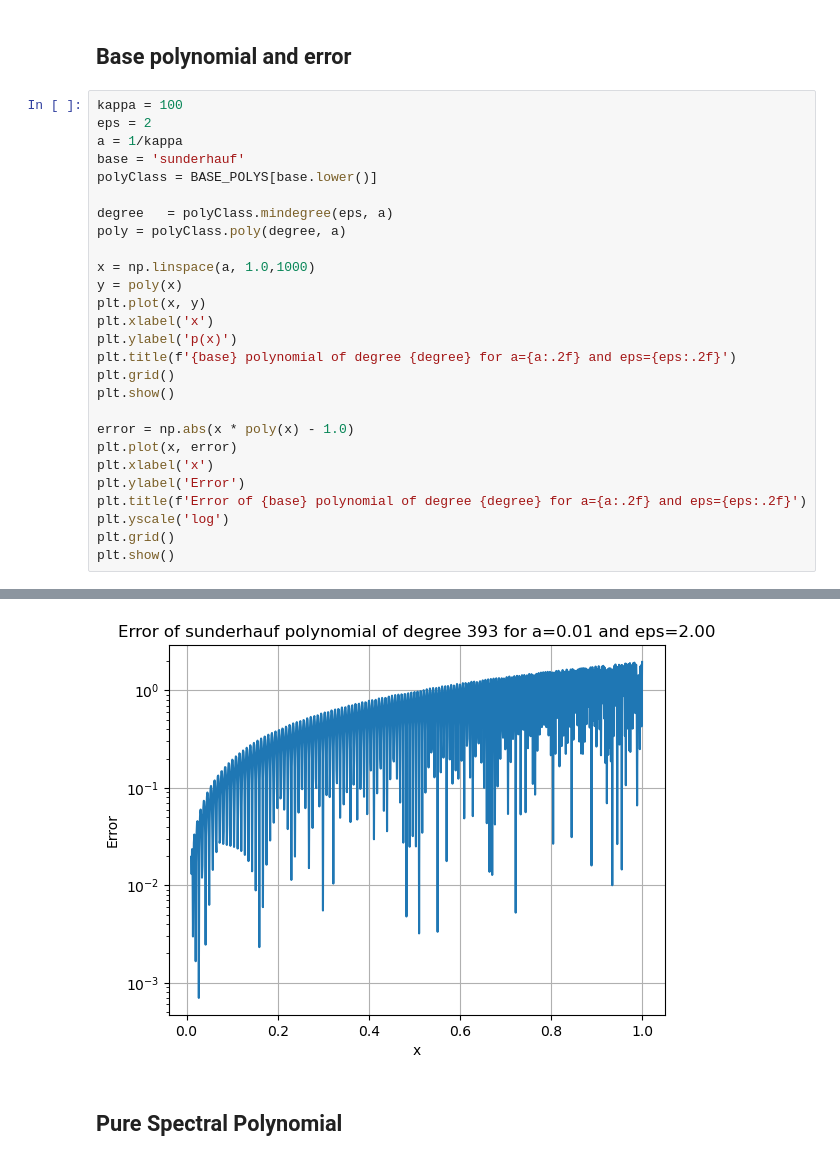
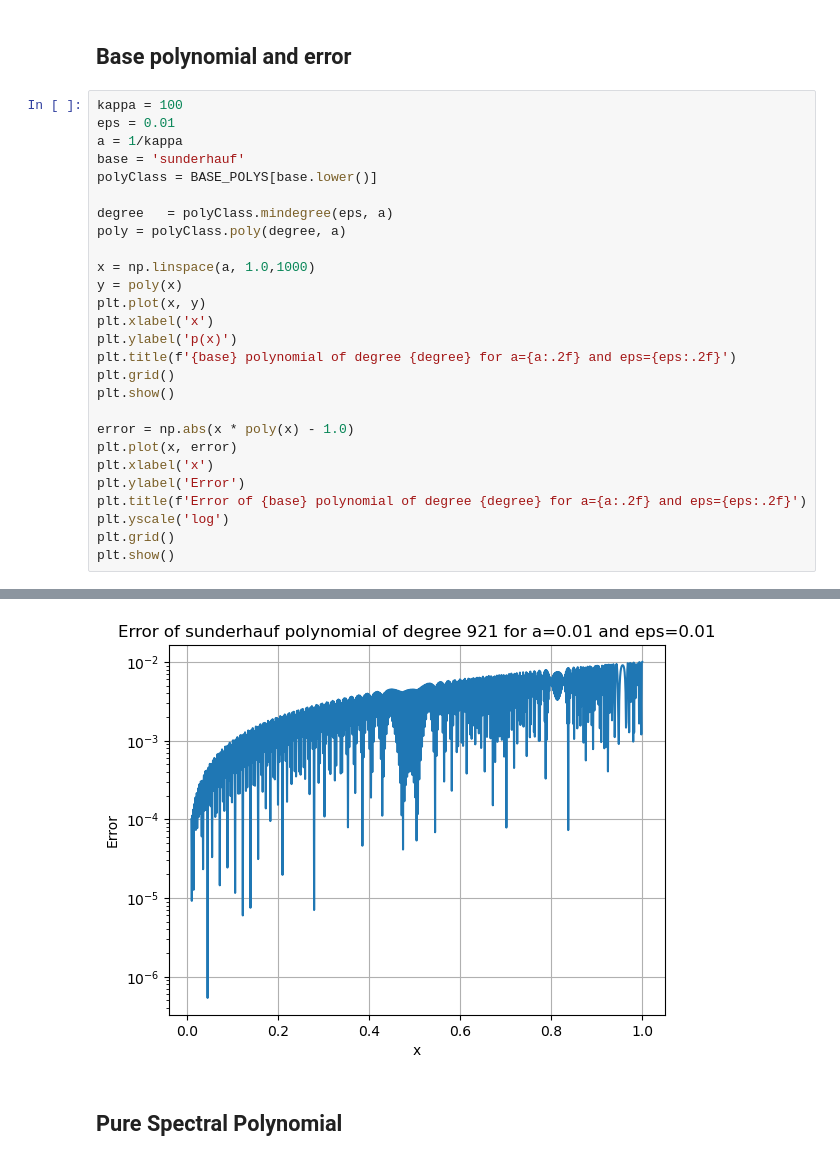
Before and after one commit to UW-ERSL/SpectralCorrectionQSVT, a Jupyter notebook: tutorial.ipynb, the cells around one changed output, grey strips where cells are left out. Drawn from its saved outputs; the diff is of its cells as text.

```diff
--- a/tutorial.ipynb
+++ b/tutorial.ipynb
@@ -10,7 +10,7 @@ from QSVTSolvers import StandardQSVT,PureSpectralQSVT,SpectrallyBootstrappedQSVT
 ## Base polynomial and error
 # %%
 kappa = 100
-eps = 2
+eps = 0.01
 a = 1/kappa
 base = 'sunderhauf'
 polyClass = BASE_POLYS[base.lower()]
@@ -40,4 +40,4 @@ plt.show()
-[figure, old version]
+[figure, new version]
 # %% [markdown]
 ## Pure Spectral Polynomial
 # %%
```
Also changed, not shown: parts of 1 cell of this notebook, 1 other file.
